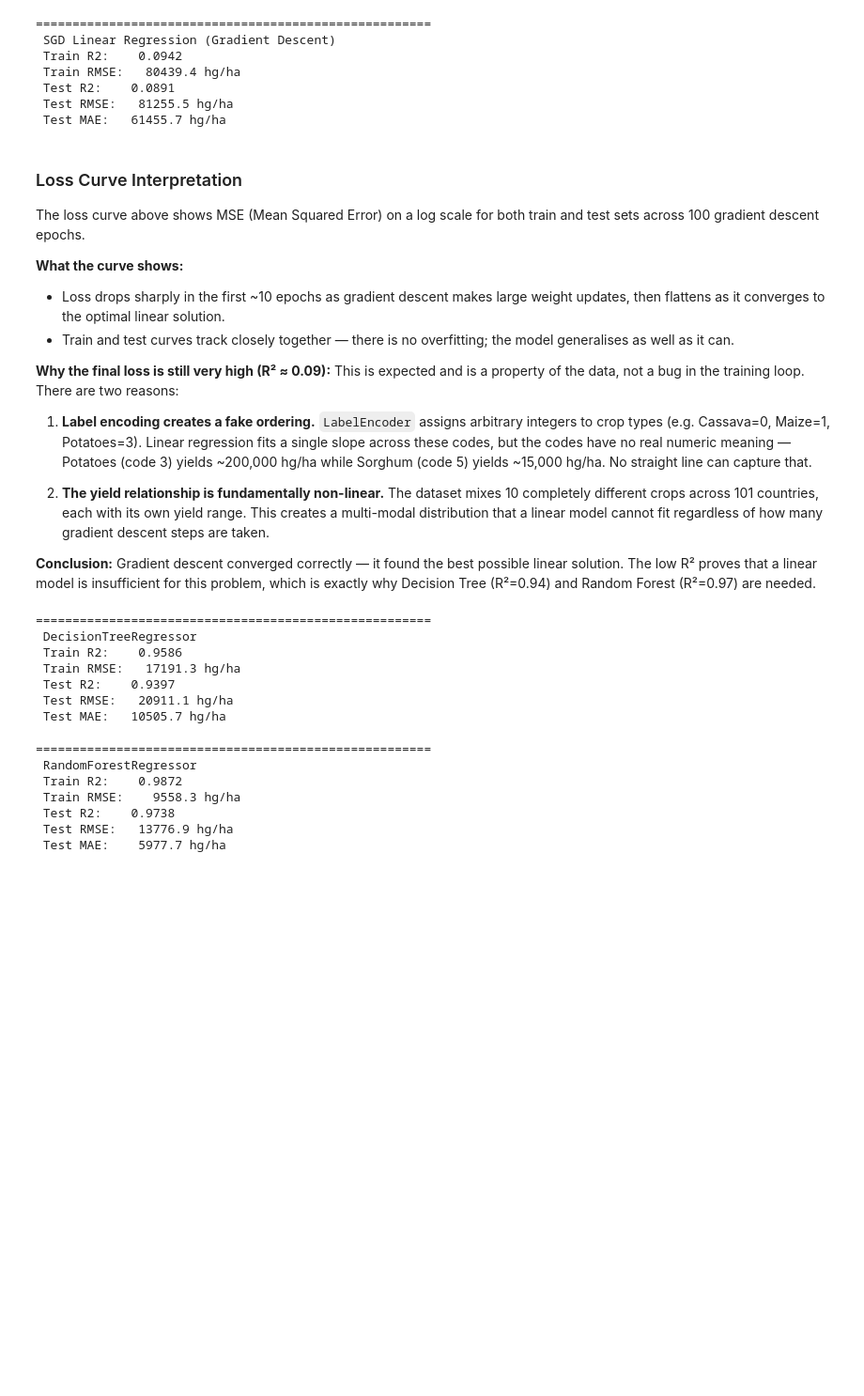
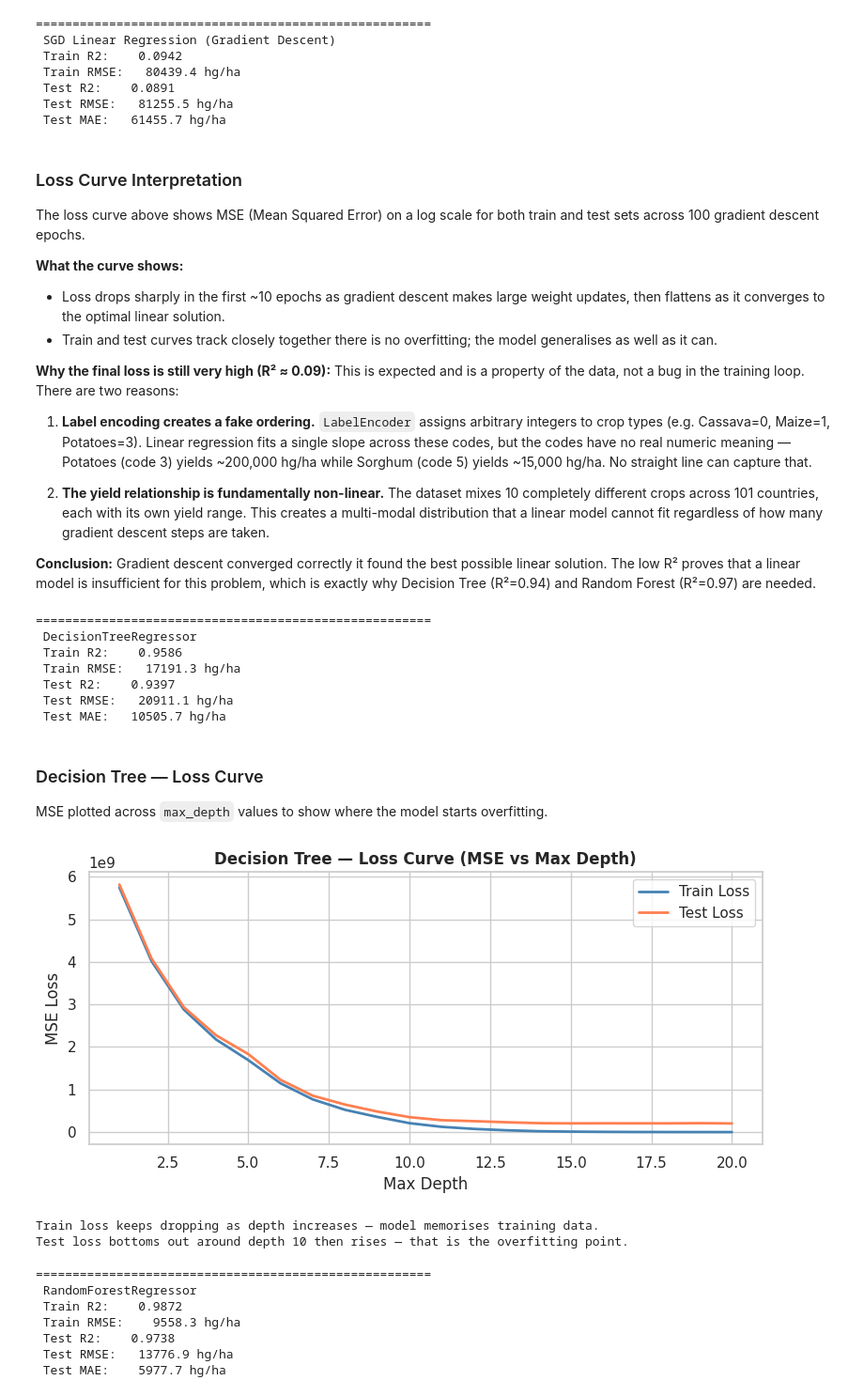
Before and after one commit to Tresor26/linear_regression_model, a Jupyter notebook: summative/linear_regression/multivariate.ipynb, the cells around one changed output. Shown at 94% size. Cells and saved outputs as stored; diff of their text form; code cells hidden in the pictures; blank space fills up the shorter version.

```diff
--- a/summative/linear_regression/multivariate.ipynb
+++ b/summative/linear_regression/multivariate.ipynb
@@ -375,7 +415,7 @@ The loss curve above shows MSE (Mean Squared Error) on a log scale for both trai
 
 **What the curve shows:**
 - Loss drops sharply in the first ~10 epochs as gradient descent makes large weight updates, then flattens as it converges to the optimal linear solution.
-- Train and test curves track closely together — there is no overfitting; the model generalises as well as it can.
+- Train and test curves track closely together there is no overfitting; the model generalises as well as it can.
 
 **Why the final loss is still very high (R² ≈ 0.09):**
 This is expected and is a property of the data, not a bug in the training loop. There are two reasons:
@@ -384,7 +424,7 @@ This is expected and is a property of the data, not a bug in the training loop.
 
 2. **The yield relationship is fundamentally non-linear.** The dataset mixes 10 completely different crops across 101 countries, each with its own yield range. This creates a multi-modal distribution that a linear model cannot fit regardless of how many gradient descent steps are taken.
 
-**Conclusion:** Gradient descent converged correctly — it found the best possible linear solution. The low R² proves that a linear model is insufficient for this problem, which is exactly why Decision Tree (R²=0.94) and Random Forest (R²=0.97) are needed.
+**Conclusion:** Gradient descent converged correctly it found the best possible linear solution. The low R² proves that a linear model is insufficient for this problem, which is exactly why Decision Tree (R²=0.94) and Random Forest (R²=0.97) are needed.
 # %%
 dt = DecisionTreeRegressor(max_depth=10, min_samples_leaf=10, random_state=42)
 dt.fit(X_train_scaled, y_train)
@@ -398,6 +438,36 @@ r2_dt = evaluate("DecisionTreeRegressor", y_train, dt.predict(X_train_scaled), y
  Test R2:    0.9397
  Test RMSE:   20911.1 hg/ha
  Test MAE:   10505.7 hg/ha
+# %% [markdown]
+### Decision Tree — Loss Curve
+MSE plotted across `max_depth` values to show where the model starts overfitting.
+# %%
+# Decision Tree loss curve — MSE vs max_depth
+train_losses_dt, test_losses_dt = [], []
+depths = range(1, 21)
+
+for depth in depths:
+    dt_temp = DecisionTreeRegressor(max_depth=depth, random_state=42)
+    dt_temp.fit(X_train_scaled, y_train)
+    train_losses_dt.append(mean_squared_error(y_train, dt_temp.predict(X_train_scaled)))
+    test_losses_dt.append(mean_squared_error(y_test,  dt_temp.predict(X_test_scaled)))
+
+plt.figure(figsize=(8, 4))
+plt.plot(list(depths), train_losses_dt, label='Train Loss', color='steelblue', linewidth=2)
+plt.plot(list(depths), test_losses_dt,  label='Test Loss',  color='coral',     linewidth=2)
+plt.xlabel('Max Depth')
+plt.ylabel('MSE Loss')
+plt.title('Decision Tree — Loss Curve (MSE vs Max Depth)', fontweight='bold')
+plt.legend()
+plt.tight_layout()
+plt.savefig('loss_curve_dt.png', dpi=150, bbox_inches='tight')
+plt.show()
+print("Train loss keeps dropping as depth increases — model memorises training data.")
+print("Test loss bottoms out around depth 10 then rises — that is the overfitting point.")
+# %% [output]
+[figure, added]
+Train loss keeps dropping as depth increases — model memorises training data.
+Test loss bottoms out around depth 10 then rises — that is the overfitting point.
 # %%
 rf = RandomForestRegressor(n_estimators=200, max_depth=15, min_samples_leaf=5, random_state=42, n_jobs=-1)
 rf.fit(X_train_scaled, y_train)
```
Also changed, not shown: parts of 4 cells of this notebook, 4 other files.
